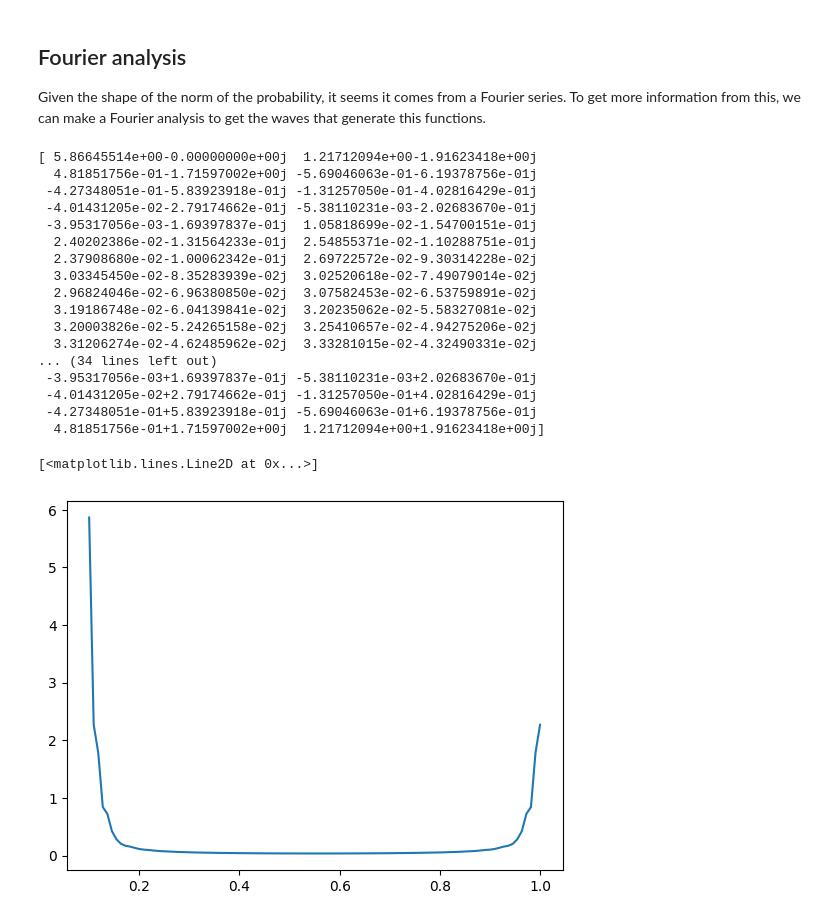
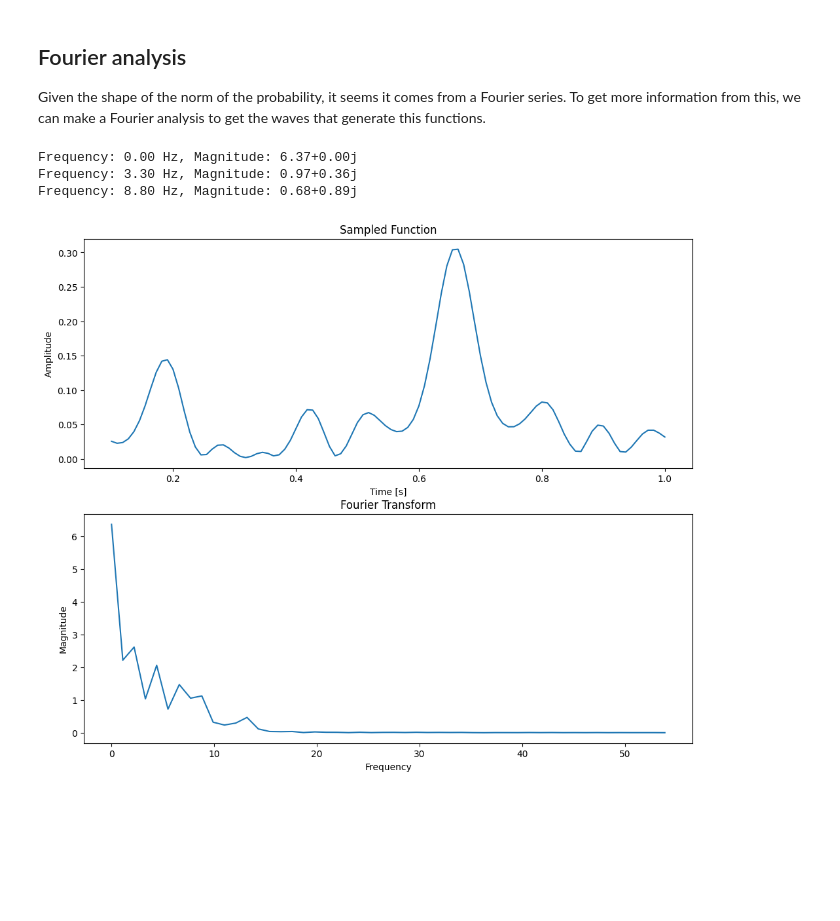
Before and after one commit to Nicofero/CITMAGA, a Jupyter notebook: b_side_approx.ipynb, the cells around one changed output. Cells and saved outputs as stored; diff of their text form; code cells hidden in the pictures; blank space fills up the shorter version.

```diff
--- a/b_side_approx.ipynb
+++ b/b_side_approx.ipynb
@@ -844,7 +844,7 @@ matrix=tridiag_matrix(2,-1,2**vector)
 
 arr = np.linspace(0.1,1,100)
 
-function = 'x^2+x'
+function = 'x^3'
 
 # Analytic solution
 s=np.linalg.solve(matrix,np.array(b_from_func(function,4)))
@@ -904,31 +904,44 @@ Given the shape of the norm of the probability, it seems it comes from a Fourier
 # %%
 from scipy.fft import fft
 from scipy.signal import find_peaks
-# %%
-ampl = fft(norm)
-print(ampl)
-# peaks = find_peaks(ampl)
-
-# print(peaks[0][0])
-
-plt.plot(arr,np.abs(ampl))
-# %% [output]
-[ 5.86645514e+00-0.00000000e+00j  1.21712094e+00-1.91623418e+00j
-  4.81851756e-01-1.71597002e+00j -5.69046063e-01-6.19378756e-01j
- -4.27348051e-01-5.83923918e-01j -1.31257050e-01-4.02816429e-01j
- -4.01431205e-02-2.79174662e-01j -5.38110231e-03-2.02683670e-01j
- -3.95317056e-03-1.69397837e-01j  1.05818699e-02-1.54700151e-01j
-  2.40202386e-02-1.31564233e-01j  2.54855371e-02-1.10288751e-01j
-  2.37908680e-02-1.00062342e-01j  2.69722572e-02-9.30314228e-02j
-  3.03345450e-02-8.35283939e-02j  3.02520618e-02-7.49079014e-02j
-  2.96824046e-02-6.96380850e-02j  3.07582453e-02-6.53759891e-02j
-  3.19186748e-02-6.04139841e-02j  3.20235062e-02-5.58327081e-02j
-  3.20003826e-02-5.24265158e-02j  3.25410657e-02-4.94275206e-02j
-  3.31206274e-02-4.62485962e-02j  3.33281015e-02-4.32490331e-02j
-... (34 lines left out)
- -3.95317056e-03+1.69397837e-01j -5.38110231e-03+2.02683670e-01j
- -4.01431205e-02+2.79174662e-01j -1.31257050e-01+4.02816429e-01j
- -4.27348051e-01+5.83923918e-01j -5.69046063e-01+6.19378756e-01j
-  4.81851756e-01+1.71597002e+00j  1.21712094e+00+1.91623418e+00j]
-[<matplotlib.lines.Line2D at 0x...>]
-[figure, removed]
+# %%
+ampl = np.fft.fft(norm)
+
+sampling_rate = len(arr) / (arr[-1] - arr[0])
+freqs = np.fft.fftfreq(len(ampl), d=(arr[1] - arr[0]) )
+
+positive_freq_indices = np.where(freqs >= 0)
+positive_fft_result = ampl[positive_freq_indices]
+positive_fft_freq = freqs[positive_freq_indices]
+
+
+#print(ampl)
+plt.figure(figsize=(12, 10))
+
+plt.subplot(2, 1, 1)
+
+plt.plot(arr, norm)
+plt.title('Sampled Function')
+plt.xlabel('Time [s]')
+plt.ylabel('Amplitude')
+
+# Plot the magnitude of the FFT result
+plt.subplot(2, 1, 2)
+plt.plot(positive_fft_freq, np.abs(positive_fft_result))  # Only plot the positive frequencies
+plt.title('Fourier Transform')
+plt.xlabel('Frequency')
+plt.ylabel('Magnitude')
+
+
+significant_indices = np.where(positive_fft_result > np.max(positive_fft_result) * 0.1)[0]
+significant_freqs = positive_fft_freq[significant_indices]
+significant_magnitudes = positive_fft_result[significant_indices]
+
+# Print significant frequencies and their magnitudes
+for freq, magnitude in zip(significant_freqs, significant_magnitudes):
+    print(f"Frequency: {freq:.2f} Hz, Magnitude: {magnitude:.2f}")
+# %% [output]
+Frequency: 0.00 Hz, Magnitude: 6.37+0.00j
+Frequency: 3.30 Hz, Magnitude: 0.97+0.36j
+Frequency: 8.80 Hz, Magnitude: 0.68+0.89j
+[figure, added]
```
Also changed, not shown: parts of 6 cells of this notebook, 1 other file.
